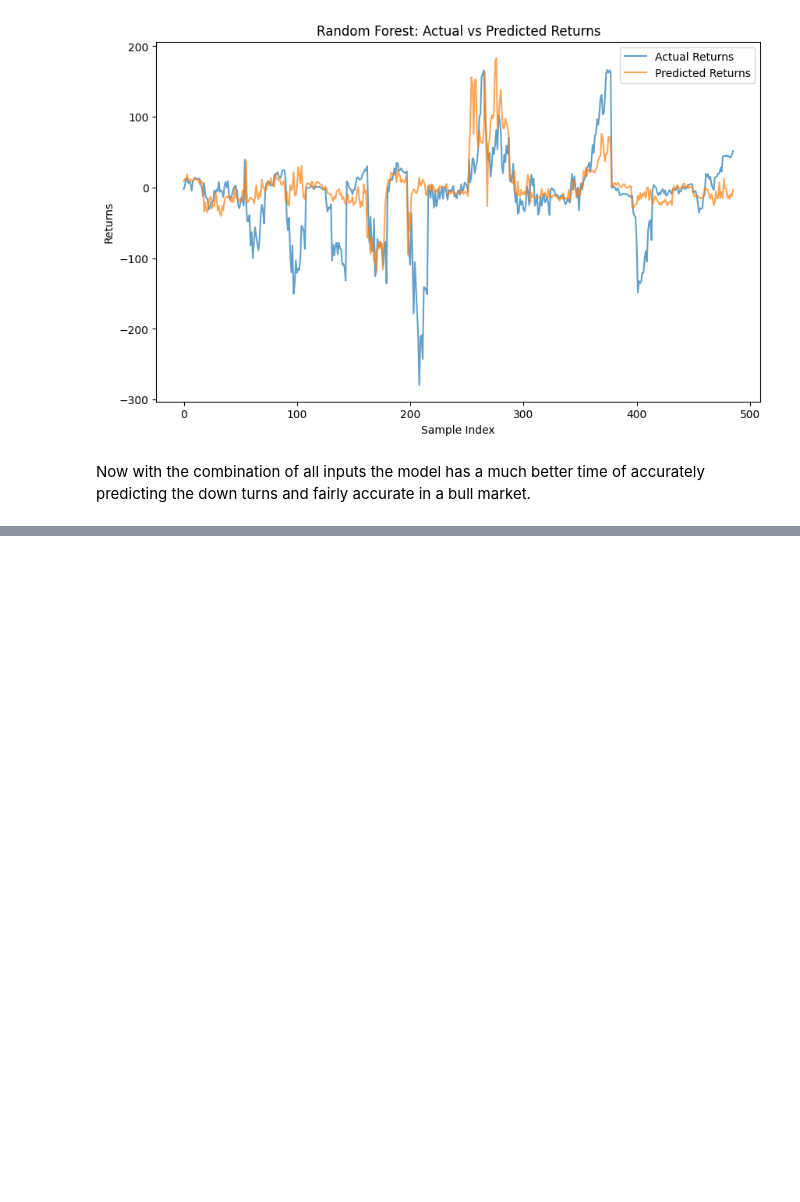
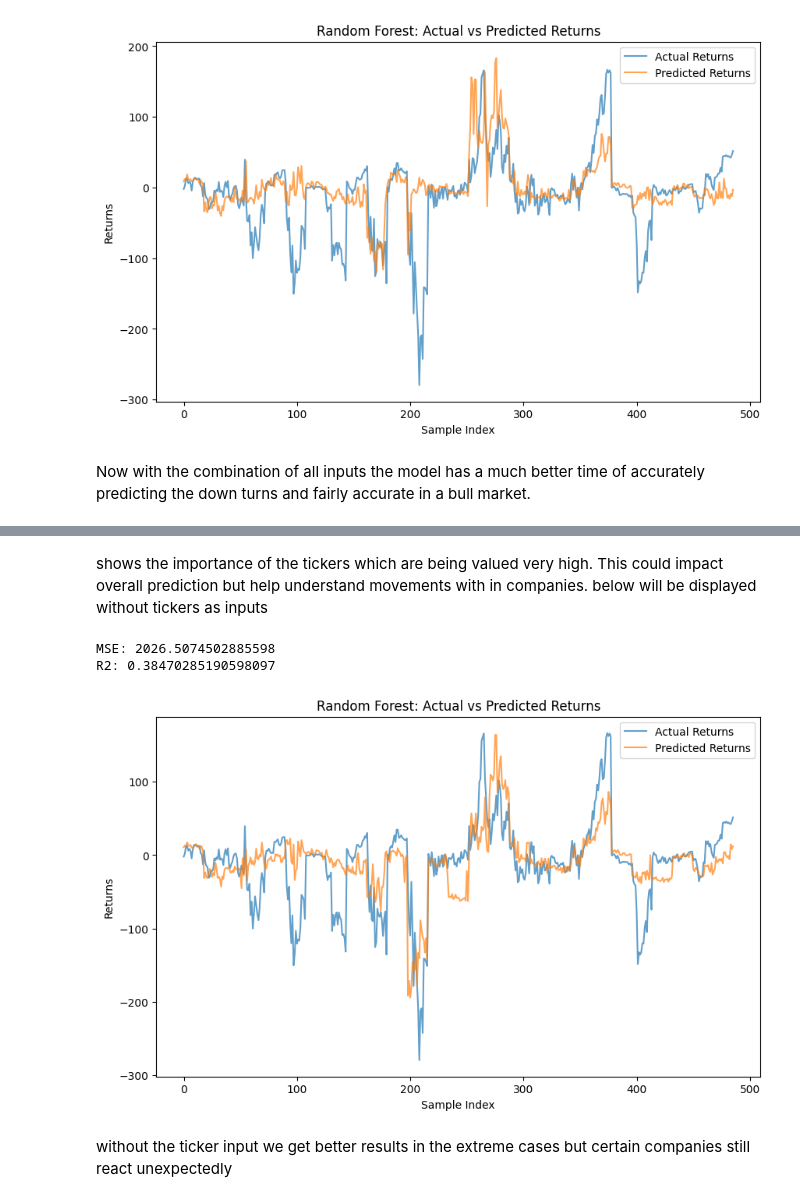
Before and after one commit to GeordieJones/financePython, a Jupyter notebook: backTesting_practice/sklearn_RF.ipynb, the cells around one changed output, grey strips where cells are left out. Drawn from its saved outputs; the diff is of its cells as text; code cells hidden in the pictures; blank space fills up the shorter version.

```diff
--- a/backTesting_practice/sklearn_RF.ipynb
+++ b/backTesting_practice/sklearn_RF.ipynb
@@ -463,0 +489,37 @@ Now with the combination of all inputs the model has a much better time of accur
+# %% [markdown]
+shows the importance of the tickers which are being valued very high. This could impact overall prediction but help understand movements with in companies. below will be displayed without tickers as inputs
+# %%
+#X_all = X_all.drop(columns=['ticker'])
+from sklearn.preprocessing import StandardScaler
+numeric_features = X_all.columns.tolist()
+preprocessor = ColumnTransformer(
+    transformers=[
+        ('num', StandardScaler(), numeric_features)
+    ]
+)
+
+X_preprocessed = preprocessor.fit_transform(X_all)
+X_train, X_test, y_train, y_test = train_test_split(X_preprocessed, y_all, test_size=0.2, random_state=42, shuffle=False)
+
+model = RandomForestRegressor(n_estimators=100, random_state=42)
+model.fit(X_train, y_train)
+y_pred = model.predict(X_test)
+
+print("MSE:", mean_squared_error(y_test, y_pred))
+print("R2:", r2_score(y_test, y_pred))
+# %% [output]
+MSE: 2026.5074502885598
+R2: 0.38470285190598097
+# %%
+plt.figure(figsize=(10,6))
+plt.plot(y_test.values, label='Actual Returns', alpha=0.7)
+plt.plot(y_pred, label='Predicted Returns', alpha=0.7)
+plt.title('Random Forest: Actual vs Predicted Returns')
+plt.xlabel('Sample Index')
+plt.ylabel('Returns')
+plt.legend()
+plt.show()
+# %% [output]
+[figure, added]
+# %% [markdown]
+without the ticker input we get better results in the extreme cases but certain companies still react unexpectedly
```
Also changed, not shown: parts of 3 cells of this notebook.
